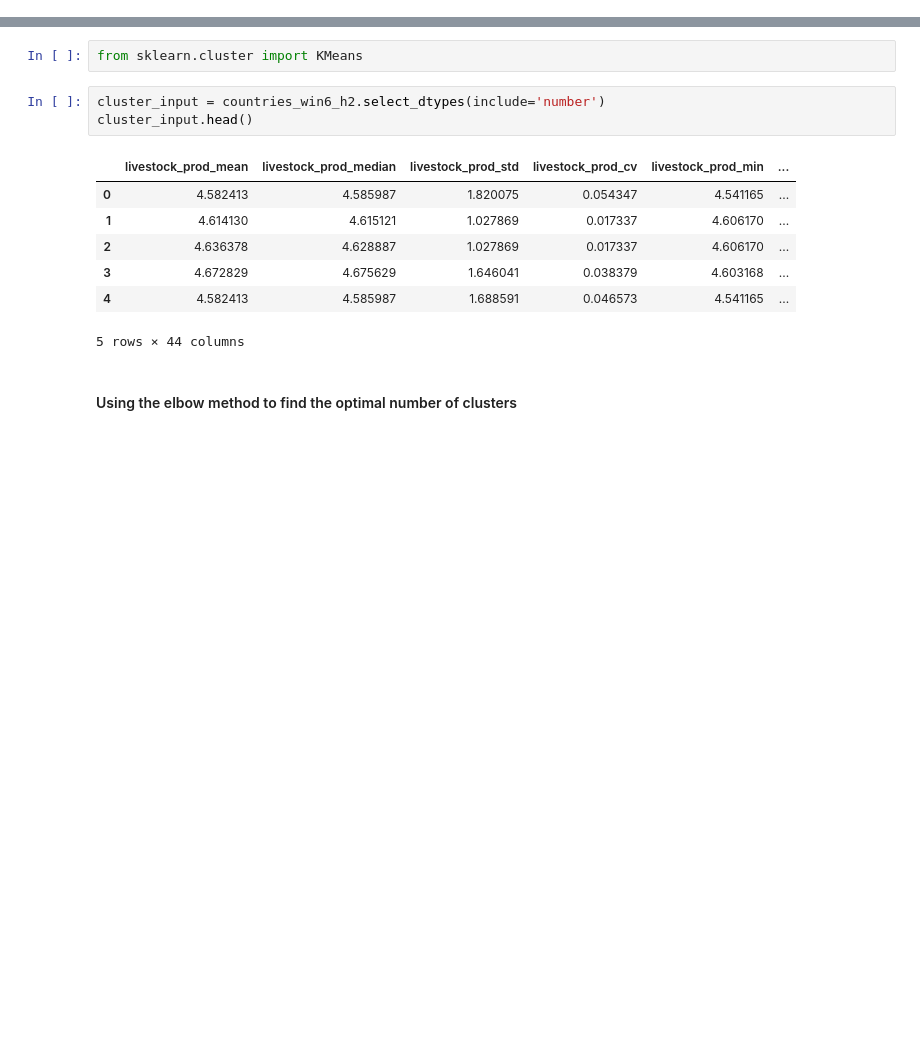
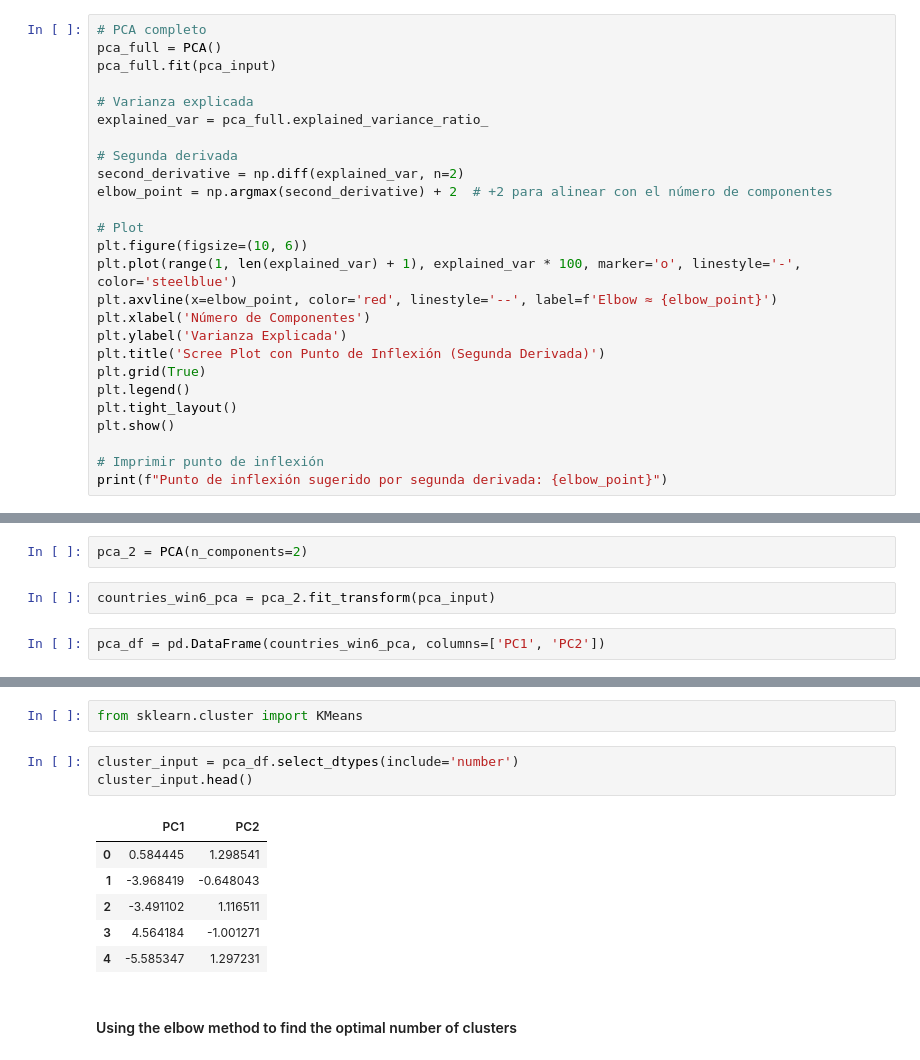
Before and after one commit to acostadlucas/mcs-red, a Jupyter notebook: hypothesis_test/hypothesis_test_26.ipynb, the cells around one changed output, grey strips where cells are left out. Cells and saved outputs as stored; diff of their text form; blank space fills up the shorter version.

```diff
--- a/hypothesis_test/hypothesis_test_26.ipynb
+++ b/hypothesis_test/hypothesis_test_26.ipynb
@@ -98,0 +106,26 @@ countries_win6_h2 = remove_rows_by_countries(countries_win6_h2, delete_countries
+# %%
+# PCA completo
+pca_full = PCA()
+pca_full.fit(pca_input)
+
+# Varianza explicada
+explained_var = pca_full.explained_variance_ratio_
+
+# Segunda derivada
+second_derivative = np.diff(explained_var, n=2)
+elbow_point = np.argmax(second_derivative) + 2  # +2 para alinear con el número de componentes
+
+# Plot
+plt.figure(figsize=(10, 6))
+plt.plot(range(1, len(explained_var) + 1), explained_var * 100, marker='o', linestyle='-', color='steelblue')
+plt.axvline(x=elbow_point, color='red', linestyle='--', label=f'Elbow ≈ {elbow_point}')
+plt.xlabel('Número de Componentes')
+plt.ylabel('Varianza Explicada')
+plt.title('Scree Plot con Punto de Inflexión (Segunda Derivada)')
+plt.grid(True)
+plt.legend()
+plt.tight_layout()
+plt.show()
+
+# Imprimir punto de inflexión
+print(f"Punto de inflexión sugerido por segunda derivada: {elbow_point}")
@@ -98,0 +135,6 @@ countries_win6_h2 = remove_rows_by_countries(countries_win6_h2, delete_countries
+# %%
+pca_2 = PCA(n_components=2)
+# %%
+countries_win6_pca = pca_2.fit_transform(pca_input)
+# %%
+pca_df = pd.DataFrame(countries_win6_pca, columns=['PC1', 'PC2'])
@@ -104,16 +165,15 @@ countries_win6_h2 = remove_rows_by_countries(countries_win6_h2, delete_countries
 # %%
 from sklearn.cluster import KMeans
 # %%
-cluster_input = countries_win6_h2.select_dtypes(include='number')
+cluster_input = pca_df.select_dtypes(include='number')
 cluster_input.head()
 # %% [output]
-|  | livestock_prod_mean | livestock_prod_median | livestock_prod_std | livestock_prod_cv | livestock_prod_min | ... |
-| 0 | 4.582413 | 4.585987 | 1.820075 | 0.054347 | 4.541165 | ... |
-| 1 | 4.614130 | 4.615121 | 1.027869 | 0.017337 | 4.606170 | ... |
-| 2 | 4.636378 | 4.628887 | 1.027869 | 0.017337 | 4.606170 | ... |
-| 3 | 4.672829 | 4.675629 | 1.646041 | 0.038379 | 4.603168 | ... |
-| 4 | 4.582413 | 4.585987 | 1.688591 | 0.046573 | 4.541165 | ... |
+|  | PC1 | PC2 |
+| 0 | 0.584445 | 1.298541 |
+| 1 | -3.968419 | -0.648043 |
+| 2 | -3.491102 | 1.116511 |
+| 3 | 4.564184 | -1.001271 |
+| 4 | -5.585347 | 1.297231 |
-5 rows × 44 columns
 # %% [markdown]
 #### Using the elbow method to find the optimal number of clusters
 # %%
```
Also changed, not shown: parts of 11 cells of this notebook, 6 other files.
